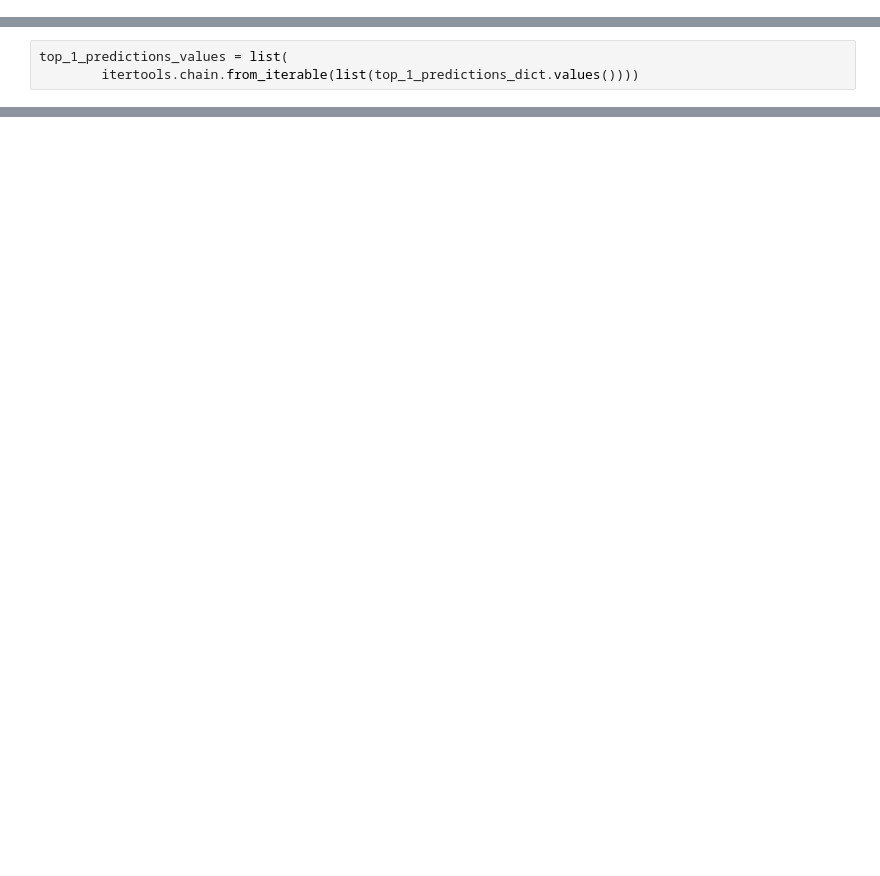
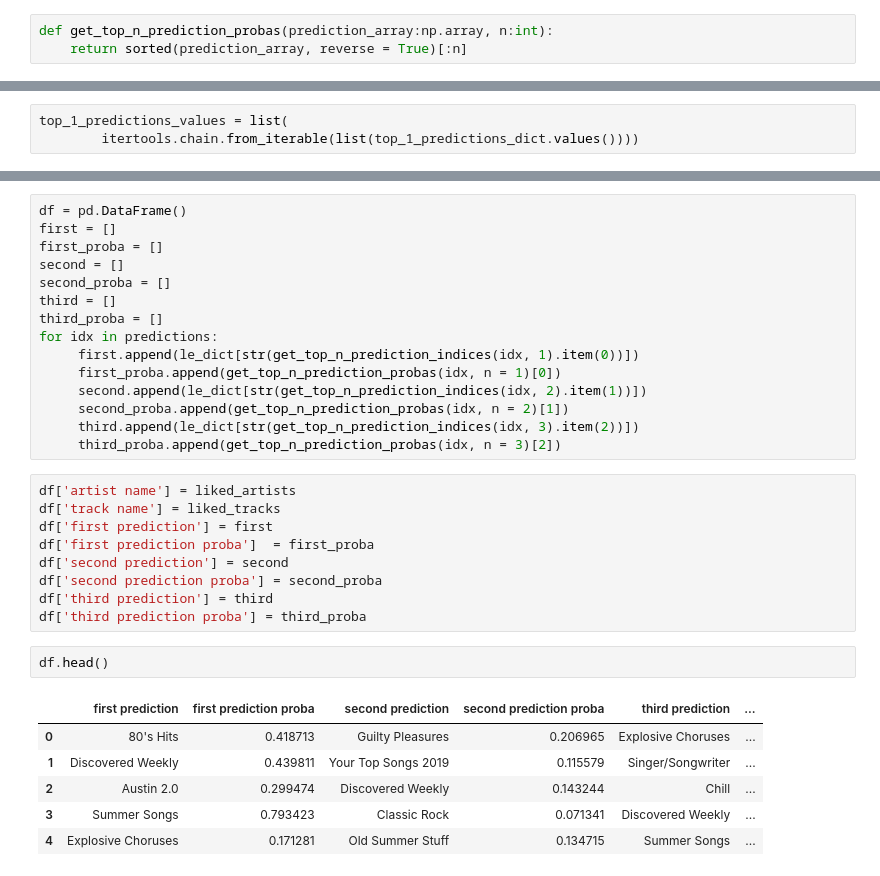
Before and after one commit to jmoro0408/playlist-creator, a Jupyter notebook: playlist_recommender/modelling/predictions.ipynb, the cells around one changed output, grey strips where cells are left out. Cells and saved outputs as stored; diff of their text form; blank space fills up the shorter version.

```diff
--- a/playlist_recommender/modelling/predictions.ipynb
+++ b/playlist_recommender/modelling/predictions.ipynb
@@ -12,6 +12,9 @@ from collections import Counter
 # %%
 def get_top_n_prediction_indices(prediction_array:np.array, n:int):
     return np.flip(np.argsort(prediction_array)[-n:])
+# %%
+def get_top_n_prediction_probas(prediction_array:np.array, n:int):
+    return sorted(prediction_array, reverse = True)[:n]
 # %%
 def make_prediction(model, row, le_dict:dict):
     return le_dict[str(np.argmax(model.predict(row)))]
@@ -90,0 +68,33 @@ sns.countplot(y = top_1_predictions_values, orient= 'h',)
+# %%
+df = pd.DataFrame()
+first = []
+first_proba = []
+second = []
+second_proba = []
+third = []
+third_proba = []
+for idx in predictions:
+     first.append(le_dict[str(get_top_n_prediction_indices(idx, 1).item(0))])
+     first_proba.append(get_top_n_prediction_probas(idx, n = 1)[0])
+     second.append(le_dict[str(get_top_n_prediction_indices(idx, 2).item(1))])
+     second_proba.append(get_top_n_prediction_probas(idx, n = 2)[1])
+     third.append(le_dict[str(get_top_n_prediction_indices(idx, 3).item(2))])
+     third_proba.append(get_top_n_prediction_probas(idx, n = 3)[2])
+# %%
+df['artist name'] = liked_artists
+df['track name'] = liked_tracks
+df['first prediction'] = first
+df['first prediction proba']  = first_proba
+df['second prediction'] = second
+df['second prediction proba'] = second_proba
+df['third prediction'] = third
+df['third prediction proba'] = third_proba
+# %%
+df.head()
+# %% [output]
+|  | first prediction | first prediction proba | second prediction | second prediction proba | third prediction | ... |
+| 0 | 80's Hits | 0.418713 | Guilty Pleasures | 0.206965 | Explosive Choruses | ... |
+| 1 | Discovered Weekly | 0.439811 | Your Top Songs 2019 | 0.115579 | Singer/Songwriter | ... |
+| 2 | Austin 2.0 | 0.299474 | Discovered Weekly | 0.143244 | Chill | ... |
+| 3 | Summer Songs | 0.793423 | Classic Rock | 0.071341 | Discovered Weekly | ... |
+| 4 | Explosive Choruses | 0.171281 | Old Summer Stuff | 0.134715 | Summer Songs | ... |
```
Also changed, not shown: parts of 6 cells of this notebook.
